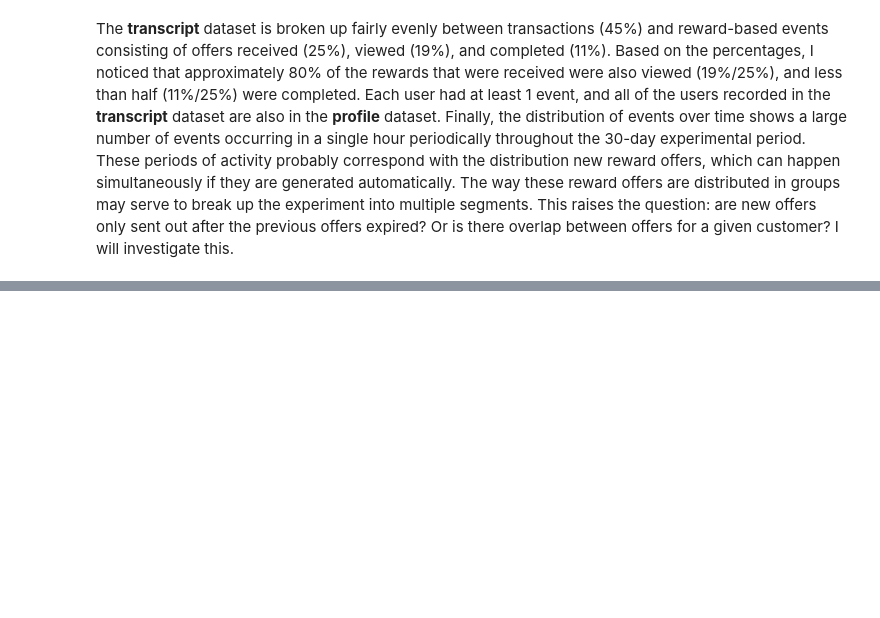
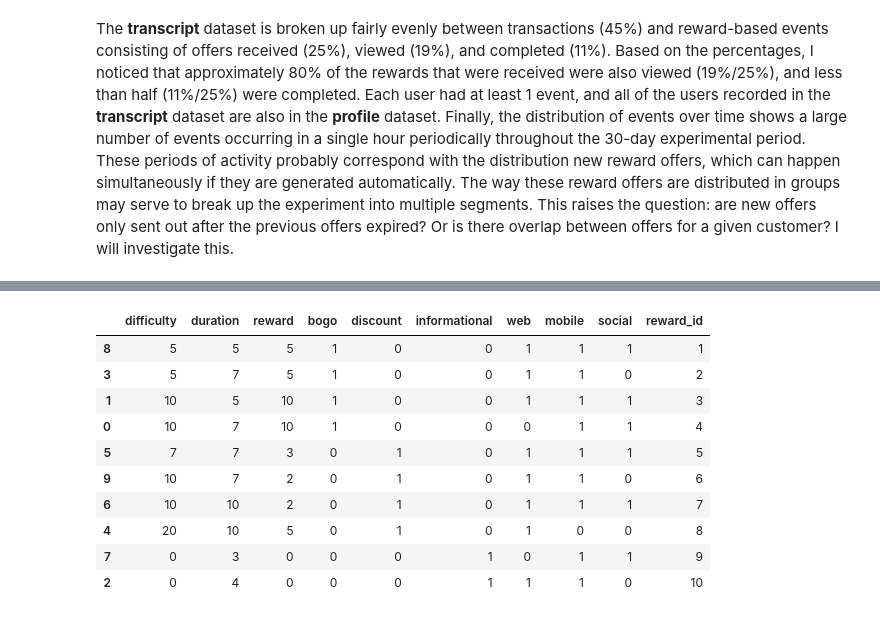
Before and after one commit to blowe615/starbucks_offers, a Jupyter notebook: starbucks_offers.ipynb, the cells around one changed output, grey strips where cells are left out. Saved outputs shown, nothing was run; the diff lists cells and outputs as text; code cells hidden in the pictures; blank space fills up the shorter version.

```diff
--- a/starbucks_offers.ipynb
+++ b/starbucks_offers.ipynb
@@ -273,0 +376,25 @@ The **transcript** dataset is broken up fairly evenly between transactions (45%)
+# %%
+def id_mapper(df,column):
+    '''
+    Create a dictionary with keys corresponding to original ids and values corresponding to new integer ids
+
+    Inputs
+    df (pandas dataframe): the dataframe containing ids to remap
+    column (string): the name of the id column
+
+    Returns
+    id_dict (dict): dictionary with
+    '''
+    id_dict = {}
+    counter = 1 # initialize counter for reward_ids
+    for _id in df[column]:
+        if _id not in id_dict.keys():
+            id_dict[_id] = counter
+            counter+=1
+    return id_dict
+# %%
+# create the dictionary for reward ids
+reward_id_dict = id_mapper(portfolio_encoded,'id')
+
+# view the reward_id dictionary
+reward_id_dict
@@ -273,0 +412,19 @@ The **transcript** dataset is broken up fairly evenly between transactions (45%)
+# %%
+# create a new column 'reward_id' in the 'portfolio_encoded' df and add the numeric reward_ids
+portfolio_encoded['reward_id'] = portfolio_encoded['id'].apply(lambda x: reward_id_dict[x])
+
+# drop the original 'id' column
+portfolio_encoded.drop(columns='id',inplace=True)
+portfolio_encoded
+# %% [output]
+|  | difficulty | duration | reward | bogo | discount | informational | web | mobile | social | reward_id |
+| 8 | 5 | 5 | 5 | 1 | 0 | 0 | 1 | 1 | 1 | 1 |
+| 3 | 5 | 7 | 5 | 1 | 0 | 0 | 1 | 1 | 0 | 2 |
+| 1 | 10 | 5 | 10 | 1 | 0 | 0 | 1 | 1 | 1 | 3 |
+| 0 | 10 | 7 | 10 | 1 | 0 | 0 | 0 | 1 | 1 | 4 |
+| 5 | 7 | 7 | 3 | 0 | 1 | 0 | 1 | 1 | 1 | 5 |
+| 9 | 10 | 7 | 2 | 0 | 1 | 0 | 1 | 1 | 0 | 6 |
+| 6 | 10 | 10 | 2 | 0 | 1 | 0 | 1 | 1 | 1 | 7 |
+| 4 | 20 | 10 | 5 | 0 | 1 | 0 | 1 | 0 | 0 | 8 |
+| 7 | 0 | 3 | 0 | 0 | 0 | 1 | 0 | 1 | 1 | 9 |
+| 2 | 0 | 4 | 0 | 0 | 0 | 1 | 1 | 1 | 0 | 10 |
```
Also changed, not shown: parts of 13 cells of this notebook.
